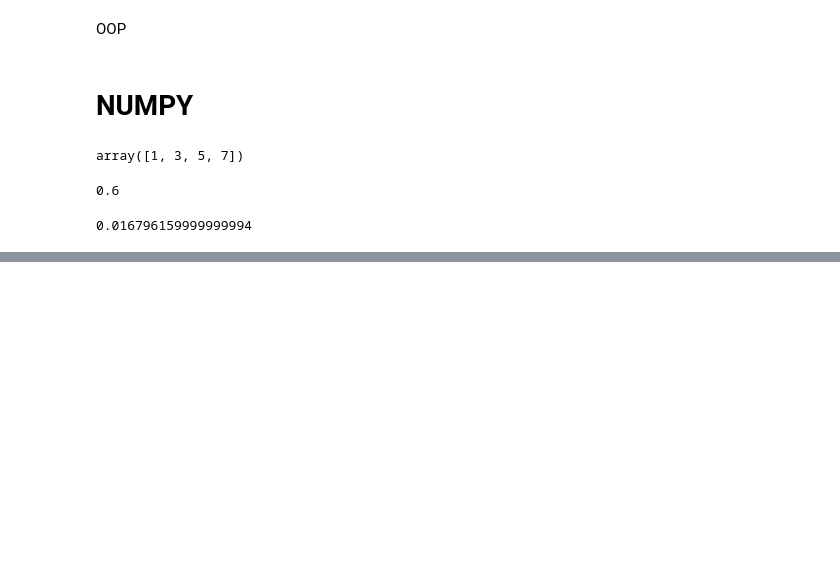
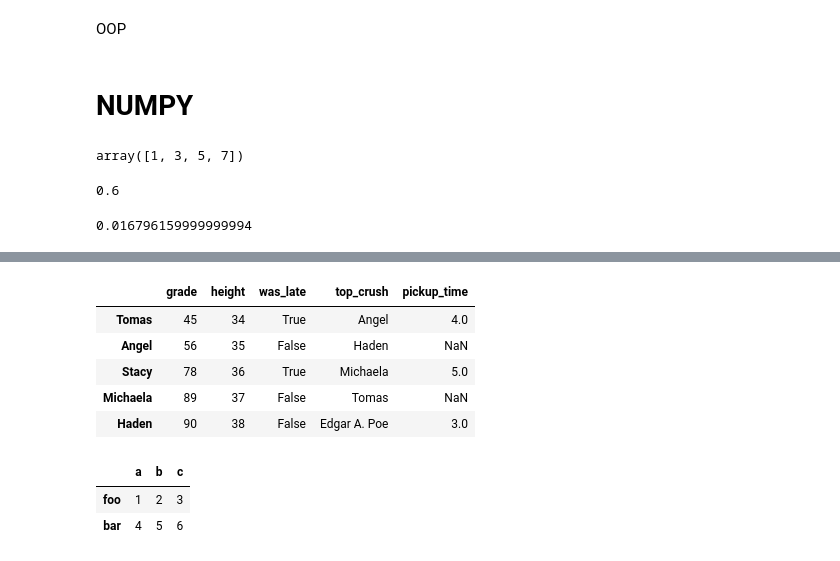
Before and after one commit to SmashAF/DSI_Study, a Jupyter notebook: Week1_Study_Sheet.ipynb, the cells around one changed output, grey strips where cells are left out. Drawn from its saved outputs; the diff is of its cells as text; code cells hidden in the pictures; blank space fills up the shorter version.

```diff
--- a/Week1_Study_Sheet.ipynb
+++ b/Week1_Study_Sheet.ipynb
@@ -451,0 +471,6 @@ np.full((3,4), np.pi)
+# %%
+# lets give indexes the students name
+student_heights.index = ["Tomas", "Angel", "Stacy", "Michaela", "Haden"]
+# student_heights
+# student_heights["Haden"]
+# student_heights[student_heights % 2==0] # return students with even heights
@@ -451,0 +484,9 @@ np.full((3,4), np.pi)
+# %%
+student_grades = pd.Series([45,56,78,89,90],
+                           index=['Tomas', 'Angel', 'Stacy', 'Michaela', 'Haden'],
+                           name='grades')
+# %%
+#creating a dataframe
+students = pd.DataFrame({'grade':student_grades, 'height':student_heights})
+# students
+# students['grade']
@@ -451,0 +500,20 @@ np.full((3,4), np.pi)
+# %%
+ # Add columns to students
+students['was_late'] = [True, False, True, False, False]
+
+students['top_crush'] = np.array(['Angel', 'Haden', 'Michaela', 'Tomas', 'Edgar A. Poe']).reshape(-1,1)
+
+students['above_75_percent'] = students['grade']>75
+
+students['taller_than_35']= students['height'] > 35
+# %%
+# update info as it comes in
+students['pickup_time'] = pd.Series([4,5,3], ['Tomas', 'Stacy', 'Haden'])
+students
+# %% [output]
+|  | grade | height | was_late | top_crush | pickup_time |
+| Tomas | 45 | 34 | True | Angel | 4.0 |
+| Angel | 56 | 35 | False | Haden | NaN |
+| Stacy | 78 | 36 | True | Michaela | 5.0 |
+| Michaela | 89 | 37 | False | Tomas | NaN |
+| Haden | 90 | 38 | False | Edgar A. Poe | 3.0 |
@@ -451,0 +522,9 @@ np.full((3,4), np.pi)
+# %%
+df = pd.DataFrame(
+    [[1, 2, 3], [4, 5, 6]],
+    columns=['a', 'b', 'c'],
+    index=['foo', 'bar'])
+# %% [output]
+|  | a | b | c |
+| foo | 1 | 2 | 3 |
+| bar | 4 | 5 | 6 |
```
Also changed, not shown: parts of 19 cells of this notebook, 3 other files.
